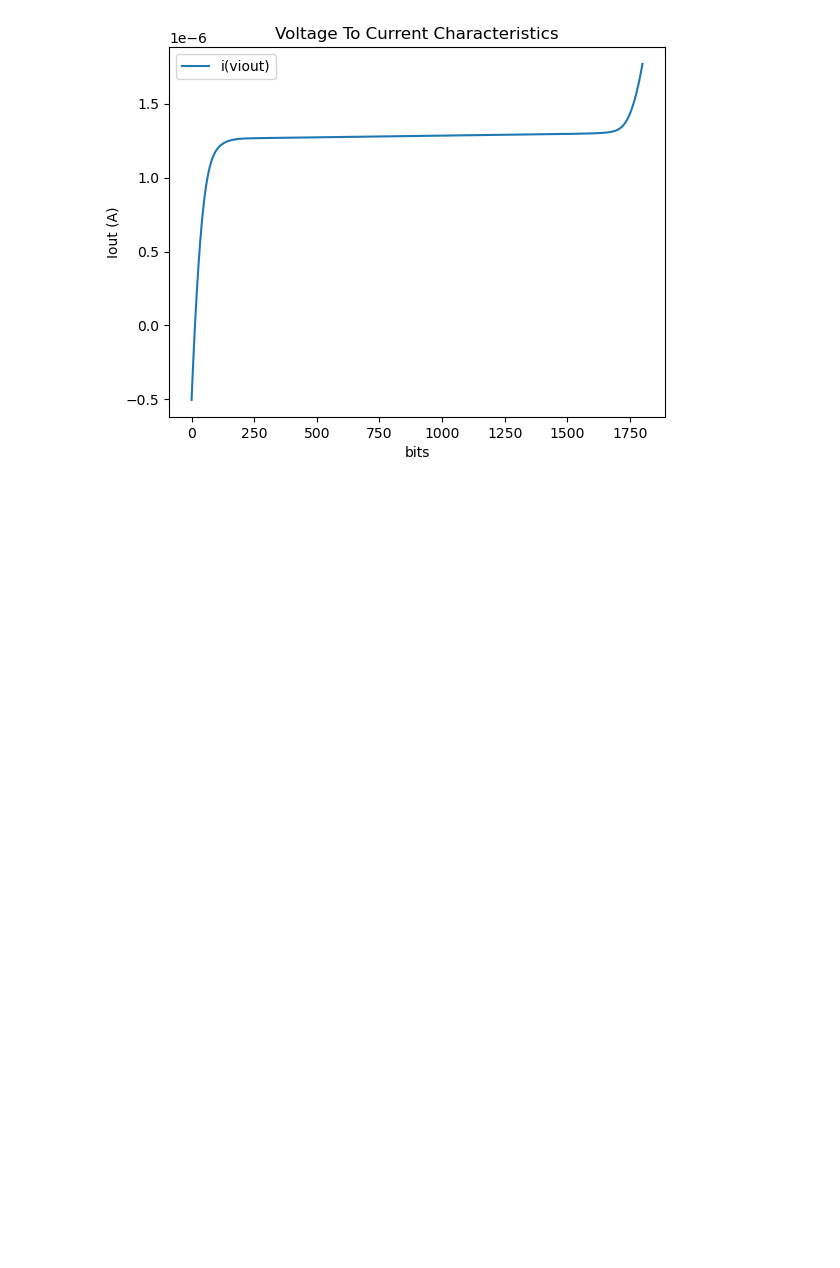
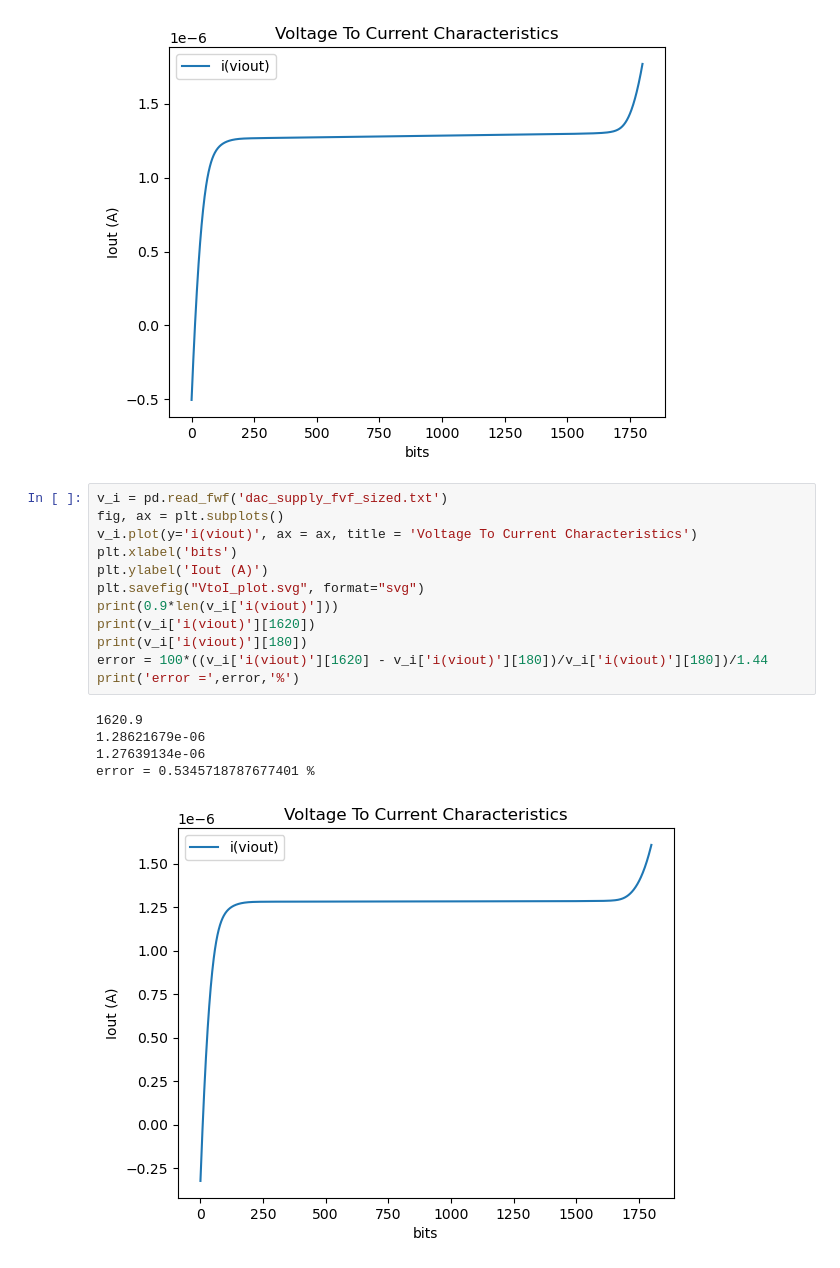
Before and after one commit to Chidunbo/DAC-VLSI, a Jupyter notebook: simulation_results/bias_gen_test/dac_plot.ipynb, the cells around one changed output. Saved outputs shown, nothing was run; the diff lists cells and outputs as text; blank space fills up the shorter version.

Commit message:
sized fvf transisors

```diff
--- a/simulation_results/bias_gen_test/dac_plot.ipynb
+++ b/simulation_results/bias_gen_test/dac_plot.ipynb
@@ -160,3 +160,21 @@ print('error =',error,'%')
 1.2604917e-06
 error = 2.235435518271691 %
 [figure]
+# %%
+v_i = pd.read_fwf('dac_supply_fvf_sized.txt')
+fig, ax = plt.subplots()
+v_i.plot(y='i(viout)', ax = ax, title = 'Voltage To Current Characteristics')
+plt.xlabel('bits')
+plt.ylabel('Iout (A)')
+plt.savefig("VtoI_plot.svg", format="svg")
+print(0.9*len(v_i['i(viout)']))
+print(v_i['i(viout)'][1620])
+print(v_i['i(viout)'][180])
+error = 100*((v_i['i(viout)'][1620] - v_i['i(viout)'][180])/v_i['i(viout)'][180])/1.44
+print('error =',error,'%')
+# %% [output]
+1620.9
+1.28621679e-06
+1.27639134e-06
+error = 0.5345718787677401 %
+[figure, added]
```
Also changed, not shown: 3 other files.
